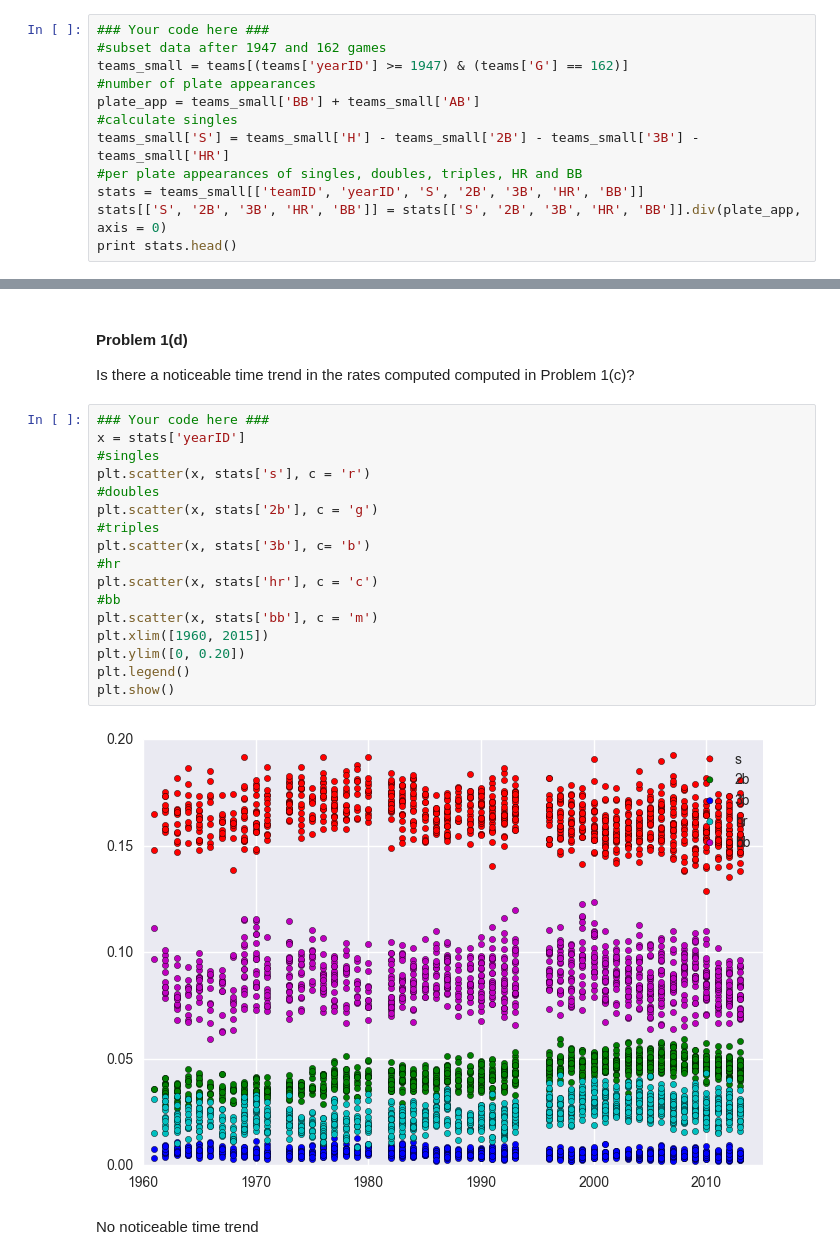
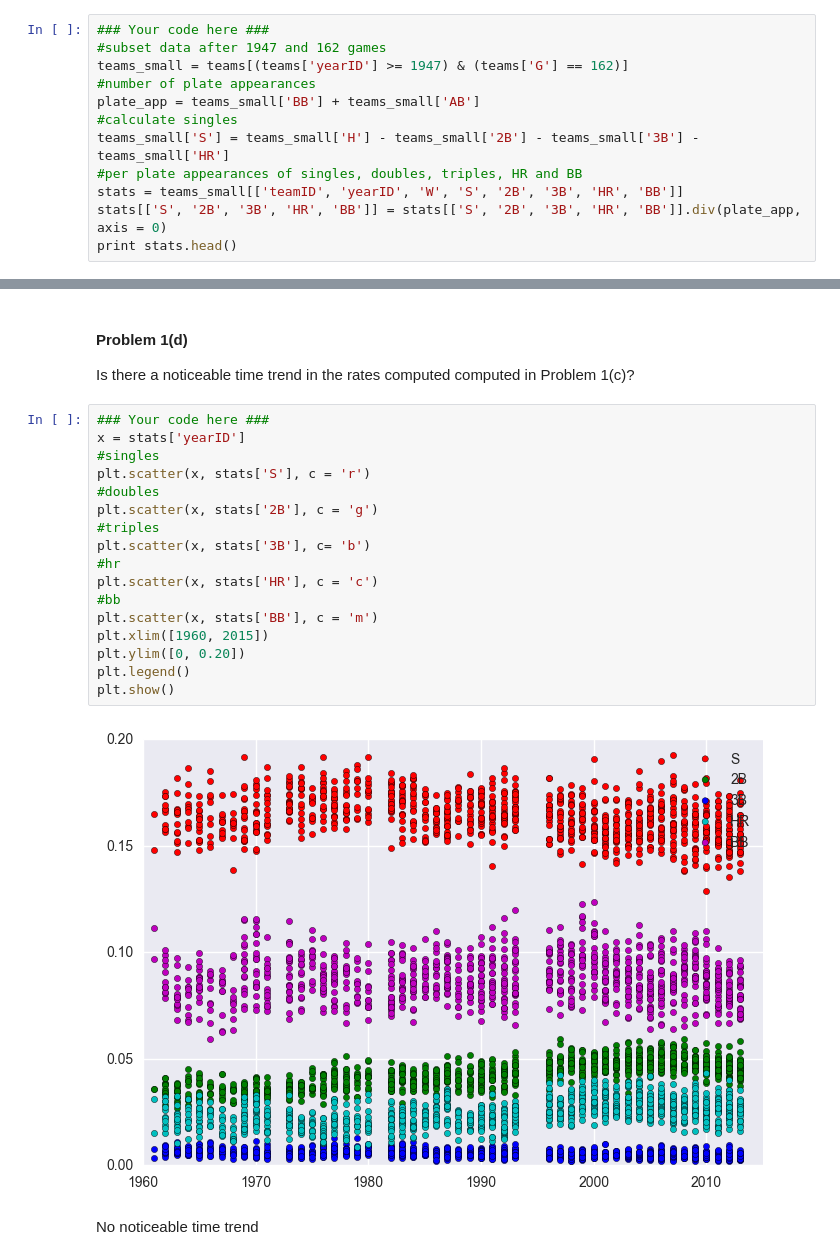
Before and after one commit to jacqzwy/2014, a Jupyter notebook: homework/HW3.ipynb, the cells around one changed output, grey strips where cells are left out. Cells and saved outputs as stored; diff of their text form.

```diff
--- a/homework/HW3.ipynb
+++ b/homework/HW3.ipynb
@@ -126,7 +126,7 @@ plate_app = teams_small['BB'] + teams_small['AB']
 #calculate singles
 teams_small['S'] = teams_small['H'] - teams_small['2B'] - teams_small['3B'] - teams_small['HR']
 #per plate appearances of singles, doubles, triples, HR and BB
-stats = teams_small[['teamID', 'yearID', 'S', '2B', '3B', 'HR', 'BB']]
+stats = teams_small[['teamID', 'yearID', 'W', 'S', '2B', '3B', 'HR', 'BB']]
 stats[['S', '2B', '3B', 'HR', 'BB']] = stats[['S', '2B', '3B', 'HR', 'BB']].div(plate_app, axis = 0)
 print stats.head()
 # %% [output]
@@ -147,22 +147,22 @@ Is there a noticeable time trend in the rates computed computed in Problem 1(c)?
 # %%
 ### Your code here ###
 x = stats['yearID']
 #singles
-plt.scatter(x, stats['s'], c = 'r')
+plt.scatter(x, stats['S'], c = 'r')
 #doubles
-plt.scatter(x, stats['2b'], c = 'g')
+plt.scatter(x, stats['2B'], c = 'g')
 #triples
-plt.scatter(x, stats['3b'], c= 'b')
+plt.scatter(x, stats['3B'], c= 'b')
 #hr
-plt.scatter(x, stats['hr'], c = 'c')
+plt.scatter(x, stats['HR'], c = 'c')
 #bb
-plt.scatter(x, stats['bb'], c = 'm')
+plt.scatter(x, stats['BB'], c = 'm')
 plt.xlim([1960, 2015])
 plt.ylim([0, 0.20])
 plt.legend()
 plt.show()
 # %% [output]
-[figure, old version]
+[figure, new version]
 # %% [markdown]
 No noticeable time trend
 # %% [markdown]
```
Also changed, not shown: parts of 2 cells of this notebook.
